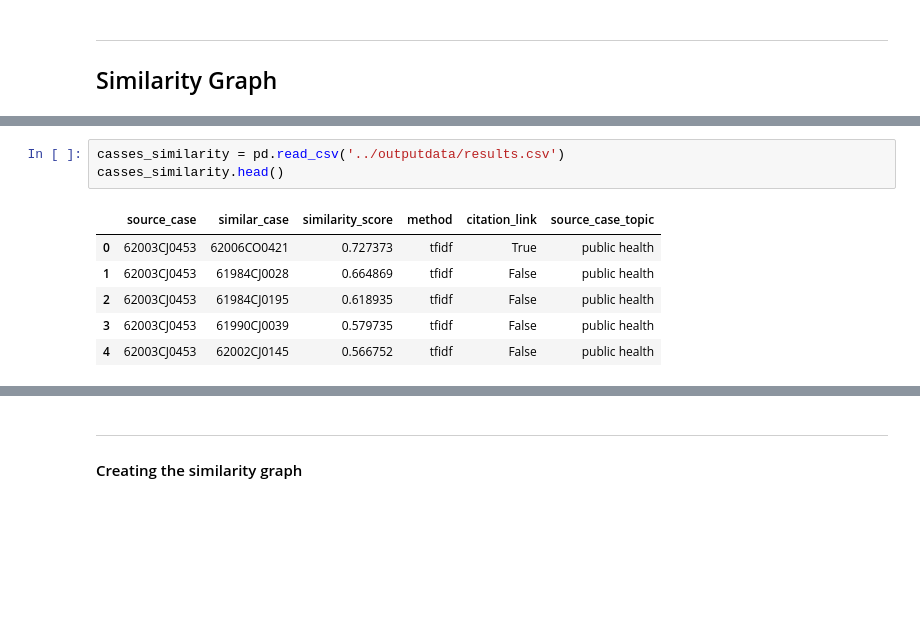
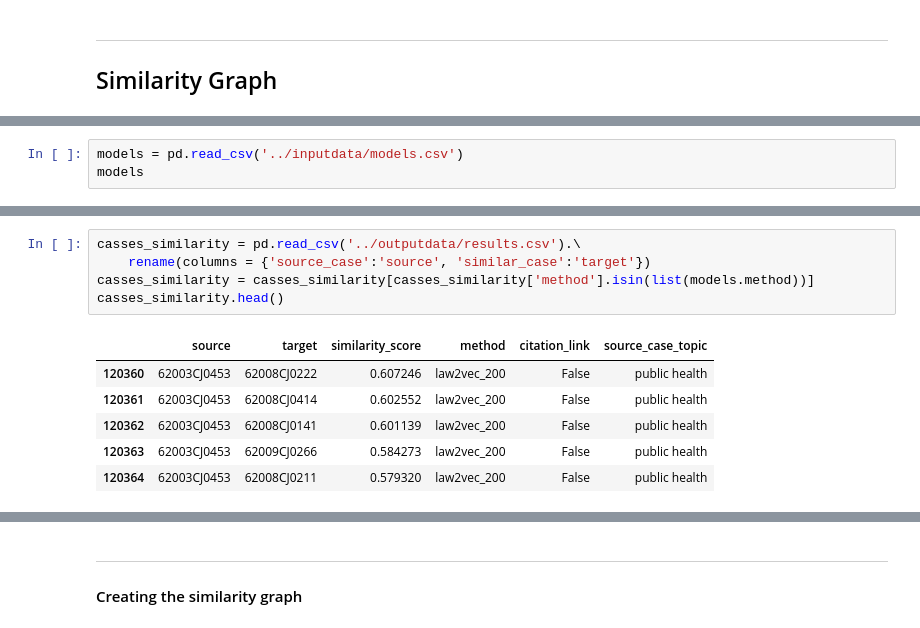
Before and after one commit to Shagunaawasthi/cjeu-court-decision-similarity, a Jupyter notebook: scripts/SetsAnalysis.ipynb, the cells around one changed output, grey strips where cells are left out. Cells and saved outputs as stored; diff of their text form; blank space fills up the shorter version.

```diff
--- a/scripts/SetsAnalysis.ipynb
+++ b/scripts/SetsAnalysis.ipynb
@@ -160,0 +167,3 @@ plot_graph(g,pos,
+# %%
+models = pd.read_csv('../inputdata/models.csv')
+models
@@ -161,10 +181,12 @@ plot_graph(g,pos,
 # %%
-casses_similarity = pd.read_csv('../outputdata/results.csv')
+casses_similarity = pd.read_csv('../outputdata/results.csv').\
+    rename(columns = {'source_case':'source', 'similar_case':'target'})
+casses_similarity = casses_similarity[casses_similarity['method'].isin(list(models.method))]
 casses_similarity.head()
 # %% [output]
-|  | source_case | similar_case | similarity_score | method | citation_link | source_case_topic |
-| 0 | 62003CJ0453 | 62006CO0421 | 0.727373 | tfidf | True | public health |
-| 1 | 62003CJ0453 | 61984CJ0028 | 0.664869 | tfidf | False | public health |
-| 2 | 62003CJ0453 | 61984CJ0195 | 0.618935 | tfidf | False | public health |
-| 3 | 62003CJ0453 | 61990CJ0039 | 0.579735 | tfidf | False | public health |
-| 4 | 62003CJ0453 | 62002CJ0145 | 0.566752 | tfidf | False | public health |
+|  | source | target | similarity_score | method | citation_link | source_case_topic |
+| 120360 | 62003CJ0453 | 62008CJ0222 | 0.607246 | law2vec_200 | False | public health |
+| 120361 | 62003CJ0453 | 62008CJ0414 | 0.602552 | law2vec_200 | False | public health |
+| 120362 | 62003CJ0453 | 62008CJ0141 | 0.601139 | law2vec_200 | False | public health |
+| 120363 | 62003CJ0453 | 62009CJ0266 | 0.584273 | law2vec_200 | False | public health |
+| 120364 | 62003CJ0453 | 62008CJ0211 | 0.579320 | law2vec_200 | False | public health |
```
Also changed, not shown: parts of 63 cells of this notebook, 6 other files.
